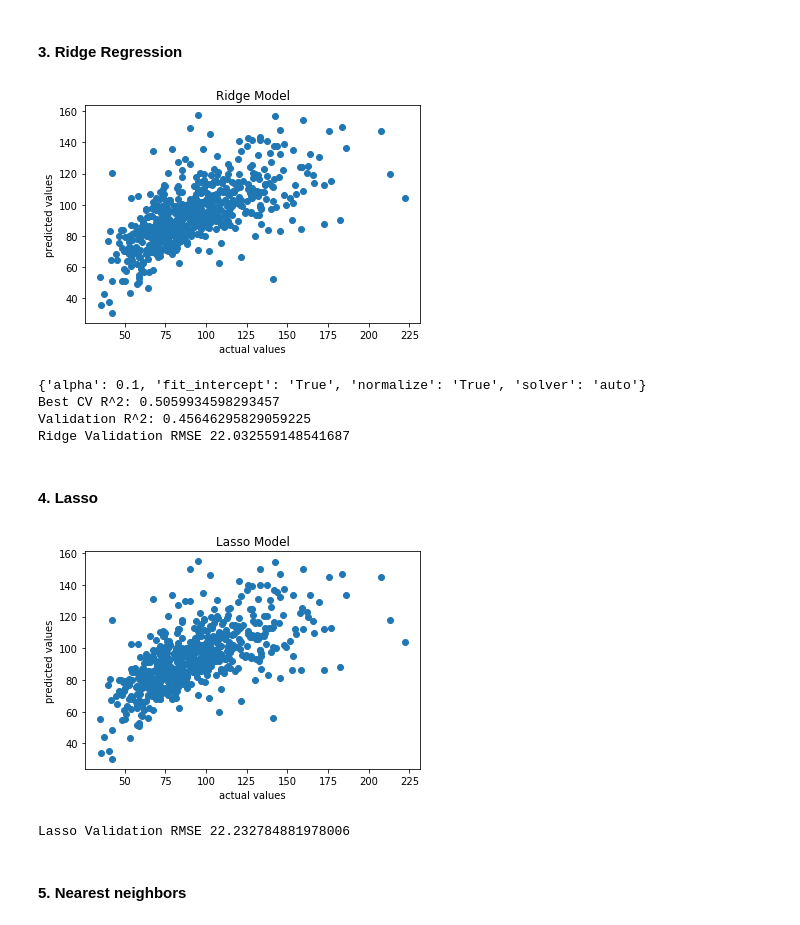
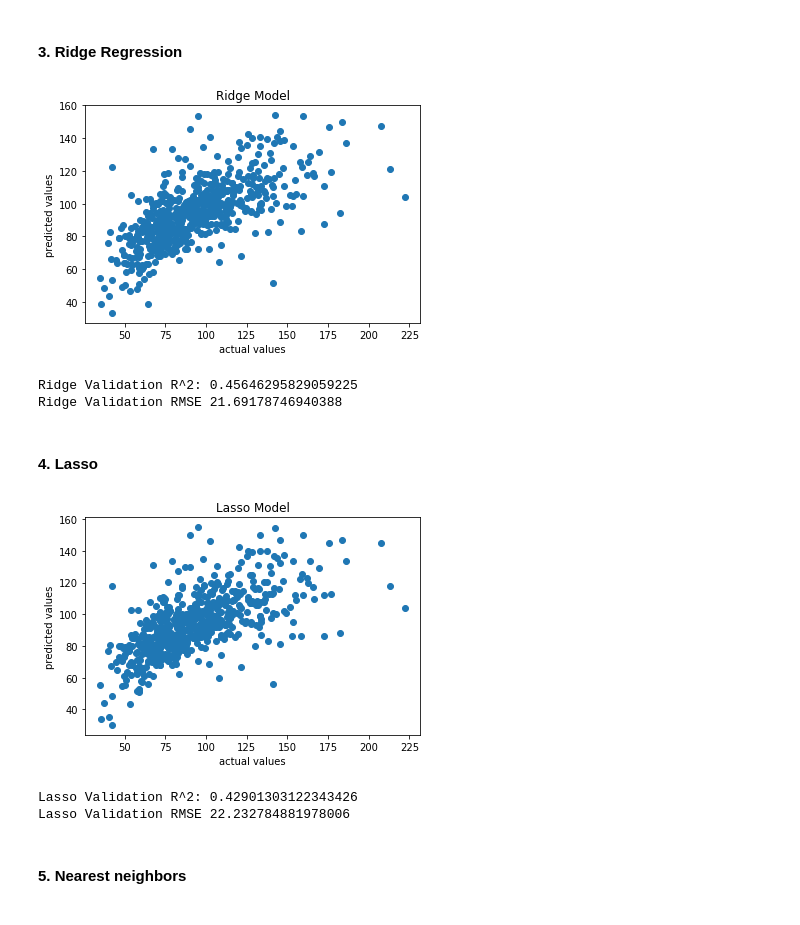
Before and after one commit to yaelnidam/CSS_Project2_Team1_Fall2020, a Jupyter notebook: project2.ipynb, the cells around one changed output. Cells and saved outputs as stored; diff of their text form; code cells hidden in the pictures.

Commit message:
Resolving more issues in data cleaning, standerdizing part 4, editing 5.1 to predict on validation set and compare training to validation

```diff
--- a/project2.ipynb
+++ b/project2.ipynb
@@ -285,12 +278,11 @@ Preparation for logistic regression: We create a binary variable for high diabet
 diabetes_clean.describe() #median of Diabetes counts is 2609 [high diabetes: >2609 and low diabetes <=2609]
 diabetes_clean.loc[diabetes_clean['diabetes_per1000'] < 89.29, 'diabetes_cat'] = "< 89.29"
 diabetes_clean.loc[diabetes_clean['diabetes_per1000'] >= 89.29, 'diabetes_cat'] = ">= 89.29"
-#diabetes_clean.head()
 
 from sklearn.preprocessing import LabelBinarizer
 
 lb_style = LabelBinarizer()
-diabetes_clean['diabetes_binary'] = lb_style.fit_transform(diabetes_clean["diabetes_cat"])
+diabetes_clean.loc[:,'diabetes_binary'] = lb_style.fit_transform(diabetes_clean.loc[:,"diabetes_cat"])
 diabetes_clean.head(3)
 # %% [output]
 A value is trying to be set on a copy of a slice from a DataFrame.
@@ -548,7 +533,7 @@ Below we tune the hyperparameters of the OLS model
 # %%
 param_grid = {'fit_intercept': ['True', 'False'],
               'normalize': ['True', 'False']}
-lin_grid_reg = GridSearchCV(lin_reg, param_grid, cv=3, iid=False)
+lin_grid_reg = GridSearchCV(lin_reg, param_grid, cv=5, iid=False)
 lin_grid_reg.fit(X_train, y_train)
 
 best_index = np.argmax(lin_grid_reg.cv_results_["mean_test_score"])
@@ -780,41 +773,32 @@ Logistic Validation RMSE 96.7927292614939
 #### 3. Ridge Regression
 # %%
 # Predict on the validation set
-ridge_model_validation = ridge_model.predict(X_validate)
+#ridge_model_validation = ridge_model.predict(X_validate)
+ridge_model_validation = ridge_grid_reg.predict(X_validate)
+# We test the original model and the model with the tuned hyperparameters on the validation set.
+# We find out that the tuned model has a smaller rmse.
 
 # plot the predictions
 plt.scatter(y_validate, ridge_model_validation)
 plt.title('Ridge Model')
 plt.xlabel('actual values')
 plt.ylabel('predicted values')
 plt.show()
 
-param_grid = {'alpha': np.arange(.1, 1, .1),
-               'normalize': ['True', 'False'],
-             'fit_intercept': ['True', 'False'],
-             'solver': ['auto', 'svd', 'cholesky', 'lsqr']}
-
-ridge_grid_reg = GridSearchCV(ridge_model, param_grid, cv=3, iid=False)
-ridge_grid_reg.fit(X_train, y_train)
-
-best_index = np.argmax(ridge_grid_reg.cv_results_["mean_test_score"])
-best_ridge_pred = ridge_grid_reg.best_estimator_.predict(X_validate)
-
-print(ridge_grid_reg.cv_results_["params"][best_index])
-print('Best CV R^2:', max(ridge_grid_reg.cv_results_["mean_test_score"]))
-print('Validation R^2:', ridge_grid_reg.score(X_validate, y_validate))
+print('Ridge Validation R^2:', ridge_grid_reg.score(X_validate, y_validate))
 print('Ridge Validation RMSE', rmse(ridge_model_validation, y_validate))
 # %% [output]
-[figure, old version]
+[figure, new version]
-{'alpha': 0.1, 'fit_intercept': 'True', 'normalize': 'True', 'solver': 'auto'}
-Best CV R^2: 0.5059934598293457
-Validation R^2: 0.45646295829059225
-Ridge Validation RMSE 22.032559148541687
+Ridge Validation R^2: 0.45646295829059225
+Ridge Validation RMSE 21.69178746940388
 # %% [markdown]
 #### 4. Lasso
 # %%
 # Predict on the validation set
 lasso_pred_validation = lasso_model.predict(X_validate)
+#lasso_pred_validation = lasso_grid_reg.predict(X_validate)
+# We test the original model and the model with the tuned hyperparameters on the validation set.
+# We find out that the original model has a smaller rmse.
 
 # plot the predictions
 plt.scatter(y_validate, lasso_pred_validation)
@@ -823,9 +807,11 @@ plt.xlabel('actual values')
 plt.ylabel('predicted values')
 plt.show()
 
+print('Lasso Validation R^2:', lasso_model.score(X_validate, y_validate))
 print('Lasso Validation RMSE', rmse(lasso_pred_validation, y_validate))
 # %% [output]
 [figure]
+Lasso Validation R^2: 0.42901303122343426
 Lasso Validation RMSE 22.232784881978006
 # %% [markdown]
 #### 5. Nearest neighbors
```
Also changed, not shown: parts of 32 cells of this notebook.
